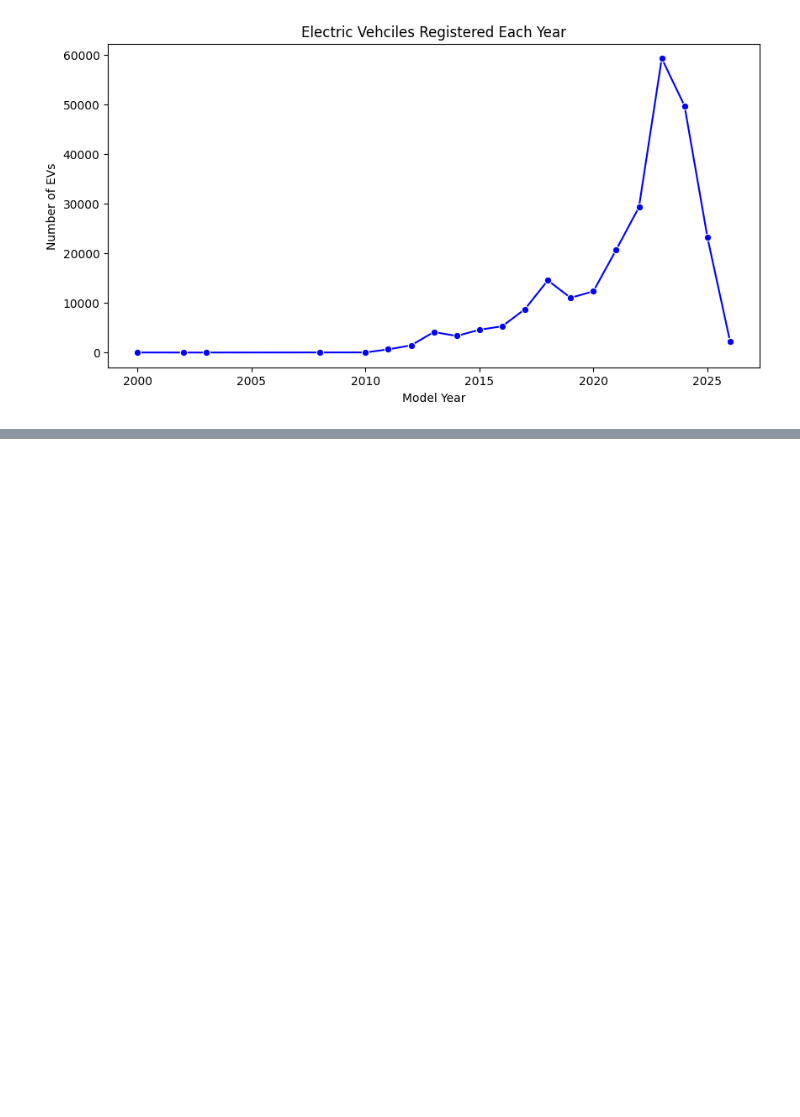
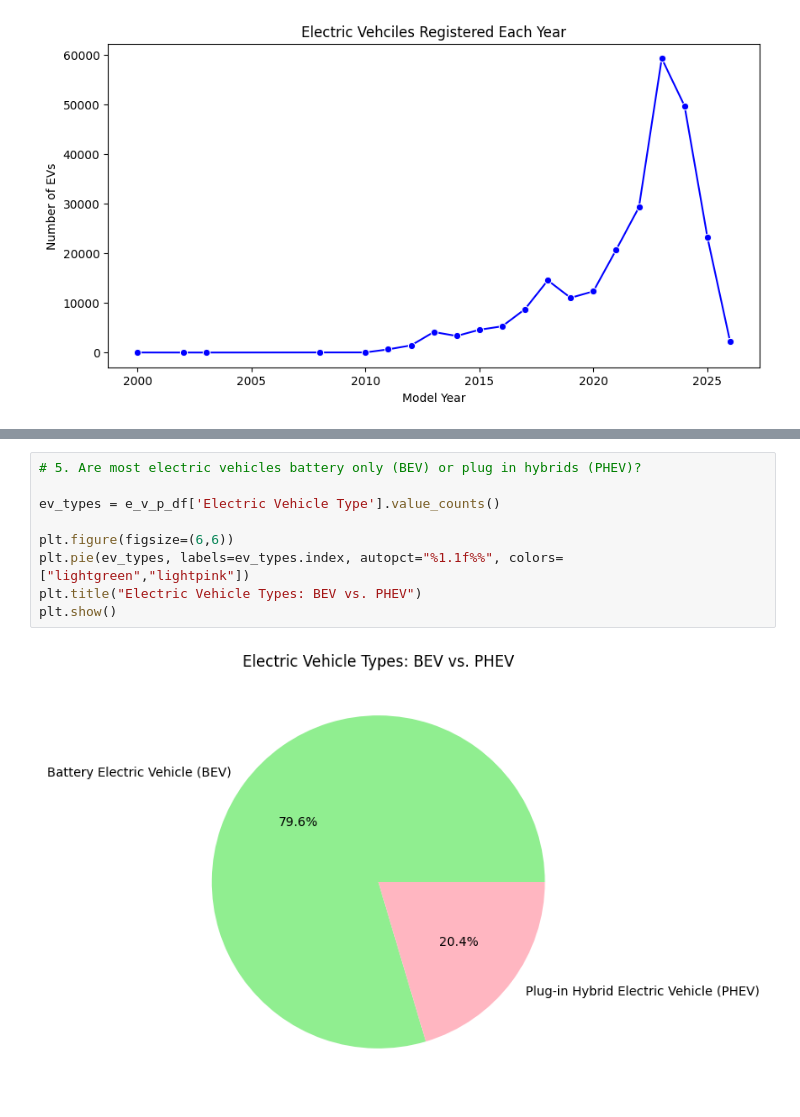
Before and after one commit to build-summer-2025/async-final-project-purple-TT-Abdulrahman-, a Jupyter notebook: final_project_Abdul.ipynb, the cells around one changed output, grey strips where cells are left out. Drawn from its saved outputs; the diff is of its cells as text; blank space fills up the shorter version.

```diff
--- a/final_project_Abdul.ipynb
+++ b/final_project_Abdul.ipynb
@@ -34,0 +78,11 @@ plt.show()
+# %%
+# 5. Are most electric vehicles battery only (BEV) or plug in hybrids (PHEV)?
+
+ev_types = e_v_p_df['Electric Vehicle Type'].value_counts()
+
+plt.figure(figsize=(6,6))
+plt.pie(ev_types, labels=ev_types.index, autopct="%1.1f%%", colors=["lightgreen","lightpink"])
+plt.title("Electric Vehicle Types: BEV vs. PHEV")
+plt.show()
+# %% [output]
+[figure, added]
```
Also changed, not shown: parts of 4 cells of this notebook, 4 other files.
